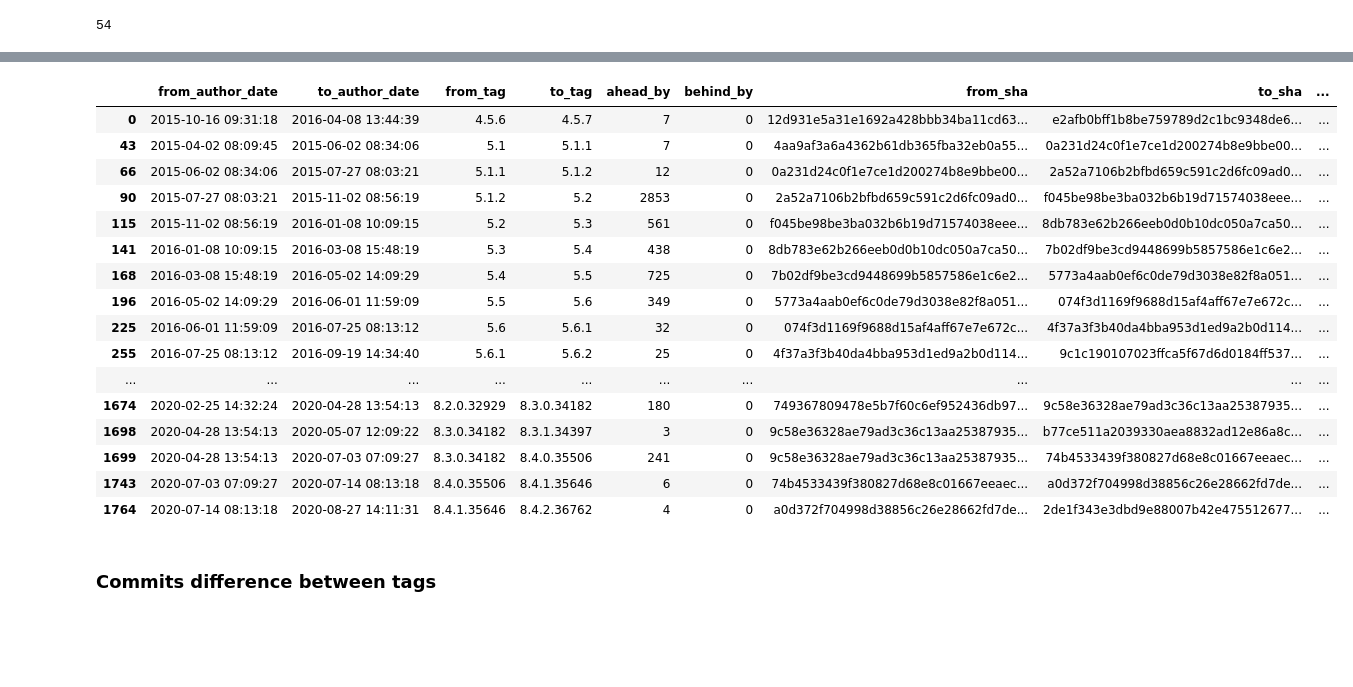
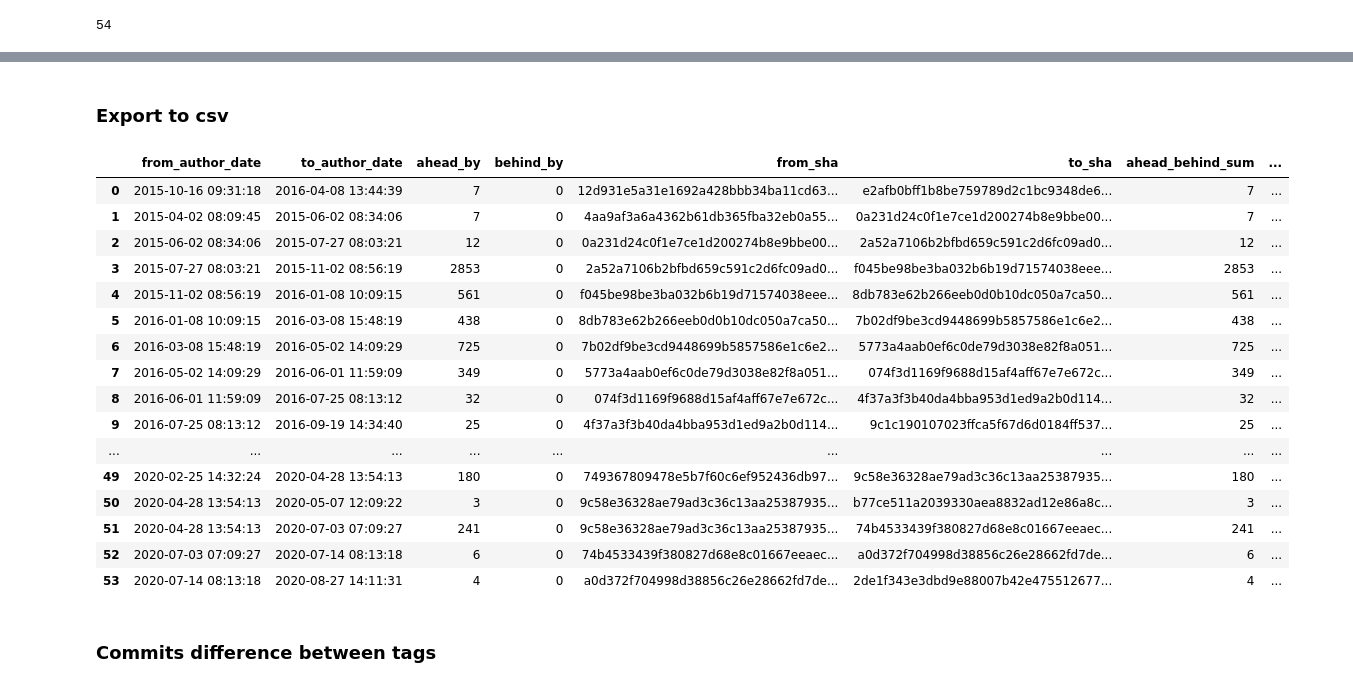
Before and after one commit to IncioMan/Continuous-Integration-metrics-for-post-release-bugs-prediction, a Jupyter notebook: notebooks/parser_and_validation/Tag_comparison_parser_no_rc_and_milestones.ipynb, the cells around one changed output, grey strips where cells are left out. Drawn from its saved outputs; the diff is of its cells as text; code cells hidden in the pictures; blank space fills up the shorter version.

```diff
--- a/notebooks/parser_and_validation/Tag_comparison_parser_no_rc_and_milestones.ipynb
+++ b/notebooks/parser_and_validation/Tag_comparison_parser_no_rc_and_milestones.ipynb
@@ -242,25 +278,27 @@ tags_final["diff_commit_days"] = tags_final.diff_commit_dates / np.timedelta64(1
+# %% [markdown]
+### Export to csv
 # %%
-tags_final.to_csv(f"{csv_folder}/tags_comparison_final_updated_no_rc_and_milestones.csv")
-tags_final = pd.read_csv(f"{csv_folder}/tags_comparison_final_updated.csv", index_col=0)
+#tags_final.to_csv(f"{csv_folder}/tags_comparison_final_updated_no_rc_and_milestones.csv")
+tags_final = pd.read_csv(f"{csv_folder}/tags_comparison_final_updated_no_rc_and_milestones.csv", index_col=0)
 tags_final
 # %% [output]
-|  | from_author_date | to_author_date | from_tag | to_tag | ahead_by | behind_by | from_sha | to_sha | ... |
-| 0 | 2015-10-16 09:31:18 | 2016-04-08 13:44:39 | 4.5.6 | 4.5.7 | 7 | 0 | 12d931e5a31e1692a428bbb34ba11cd63... | e2afb0bff1b8be759789d2c1bc9348de6... | ... |
-| 43 | 2015-04-02 08:09:45 | 2015-06-02 08:34:06 | 5.1 | 5.1.1 | 7 | 0 | 4aa9af3a6a4362b61db365fba32eb0a55... | 0a231d24c0f1e7ce1d200274b8e9bbe00... | ... |
-| 66 | 2015-06-02 08:34:06 | 2015-07-27 08:03:21 | 5.1.1 | 5.1.2 | 12 | 0 | 0a231d24c0f1e7ce1d200274b8e9bbe00... | 2a52a7106b2bfbd659c591c2d6fc09ad0... | ... |
-| 90 | 2015-07-27 08:03:21 | 2015-11-02 08:56:19 | 5.1.2 | 5.2 | 2853 | 0 | 2a52a7106b2bfbd659c591c2d6fc09ad0... | f045be98be3ba032b6b19d71574038eee... | ... |
-| 115 | 2015-11-02 08:56:19 | 2016-01-08 10:09:15 | 5.2 | 5.3 | 561 | 0 | f045be98be3ba032b6b19d71574038eee... | 8db783e62b266eeb0d0b10dc050a7ca50... | ... |
-| 141 | 2016-01-08 10:09:15 | 2016-03-08 15:48:19 | 5.3 | 5.4 | 438 | 0 | 8db783e62b266eeb0d0b10dc050a7ca50... | 7b02df9be3cd9448699b5857586e1c6e2... | ... |
-| 168 | 2016-03-08 15:48:19 | 2016-05-02 14:09:29 | 5.4 | 5.5 | 725 | 0 | 7b02df9be3cd9448699b5857586e1c6e2... | 5773a4aab0ef6c0de79d3038e82f8a051... | ... |
-| 196 | 2016-05-02 14:09:29 | 2016-06-01 11:59:09 | 5.5 | 5.6 | 349 | 0 | 5773a4aab0ef6c0de79d3038e82f8a051... | 074f3d1169f9688d15af4aff67e7e672c... | ... |
-| 225 | 2016-06-01 11:59:09 | 2016-07-25 08:13:12 | 5.6 | 5.6.1 | 32 | 0 | 074f3d1169f9688d15af4aff67e7e672c... | 4f37a3f3b40da4bba953d1ed9a2b0d114... | ... |
-| 255 | 2016-07-25 08:13:12 | 2016-09-19 14:34:40 | 5.6.1 | 5.6.2 | 25 | 0 | 4f37a3f3b40da4bba953d1ed9a2b0d114... | 9c1c190107023ffca5f67d6d0184ff537... | ... |
-| ... | ... | ... | ... | ... | ... | ... | ... | ... | ... |
-| 1674 | 2020-02-25 14:32:24 | 2020-04-28 13:54:13 | 8.2.0.32929 | 8.3.0.34182 | 180 | 0 | 749367809478e5b7f60c6ef952436db97... | 9c58e36328ae79ad3c36c13aa25387935... | ... |
-| 1698 | 2020-04-28 13:54:13 | 2020-05-07 12:09:22 | 8.3.0.34182 | 8.3.1.34397 | 3 | 0 | 9c58e36328ae79ad3c36c13aa25387935... | b77ce511a2039330aea8832ad12e86a8c... | ... |
-| 1699 | 2020-04-28 13:54:13 | 2020-07-03 07:09:27 | 8.3.0.34182 | 8.4.0.35506 | 241 | 0 | 9c58e36328ae79ad3c36c13aa25387935... | 74b4533439f380827d68e8c01667eeaec... | ... |
-| 1743 | 2020-07-03 07:09:27 | 2020-07-14 08:13:18 | 8.4.0.35506 | 8.4.1.35646 | 6 | 0 | 74b4533439f380827d68e8c01667eeaec... | a0d372f704998d38856c26e28662fd7de... | ... |
-| 1764 | 2020-07-14 08:13:18 | 2020-08-27 14:11:31 | 8.4.1.35646 | 8.4.2.36762 | 4 | 0 | a0d372f704998d38856c26e28662fd7de... | 2de1f343e3dbd9e88007b42e475512677... | ... |
+|  | from_author_date | to_author_date | ahead_by | behind_by | from_sha | to_sha | ahead_behind_sum | ... |
+| 0 | 2015-10-16 09:31:18 | 2016-04-08 13:44:39 | 7 | 0 | 12d931e5a31e1692a428bbb34ba11cd63... | e2afb0bff1b8be759789d2c1bc9348de6... | 7 | ... |
+| 1 | 2015-04-02 08:09:45 | 2015-06-02 08:34:06 | 7 | 0 | 4aa9af3a6a4362b61db365fba32eb0a55... | 0a231d24c0f1e7ce1d200274b8e9bbe00... | 7 | ... |
+| 2 | 2015-06-02 08:34:06 | 2015-07-27 08:03:21 | 12 | 0 | 0a231d24c0f1e7ce1d200274b8e9bbe00... | 2a52a7106b2bfbd659c591c2d6fc09ad0... | 12 | ... |
+| 3 | 2015-07-27 08:03:21 | 2015-11-02 08:56:19 | 2853 | 0 | 2a52a7106b2bfbd659c591c2d6fc09ad0... | f045be98be3ba032b6b19d71574038eee... | 2853 | ... |
+| 4 | 2015-11-02 08:56:19 | 2016-01-08 10:09:15 | 561 | 0 | f045be98be3ba032b6b19d71574038eee... | 8db783e62b266eeb0d0b10dc050a7ca50... | 561 | ... |
+| 5 | 2016-01-08 10:09:15 | 2016-03-08 15:48:19 | 438 | 0 | 8db783e62b266eeb0d0b10dc050a7ca50... | 7b02df9be3cd9448699b5857586e1c6e2... | 438 | ... |
+| 6 | 2016-03-08 15:48:19 | 2016-05-02 14:09:29 | 725 | 0 | 7b02df9be3cd9448699b5857586e1c6e2... | 5773a4aab0ef6c0de79d3038e82f8a051... | 725 | ... |
+| 7 | 2016-05-02 14:09:29 | 2016-06-01 11:59:09 | 349 | 0 | 5773a4aab0ef6c0de79d3038e82f8a051... | 074f3d1169f9688d15af4aff67e7e672c... | 349 | ... |
+| 8 | 2016-06-01 11:59:09 | 2016-07-25 08:13:12 | 32 | 0 | 074f3d1169f9688d15af4aff67e7e672c... | 4f37a3f3b40da4bba953d1ed9a2b0d114... | 32 | ... |
+| 9 | 2016-07-25 08:13:12 | 2016-09-19 14:34:40 | 25 | 0 | 4f37a3f3b40da4bba953d1ed9a2b0d114... | 9c1c190107023ffca5f67d6d0184ff537... | 25 | ... |
+| ... | ... | ... | ... | ... | ... | ... | ... | ... |
+| 49 | 2020-02-25 14:32:24 | 2020-04-28 13:54:13 | 180 | 0 | 749367809478e5b7f60c6ef952436db97... | 9c58e36328ae79ad3c36c13aa25387935... | 180 | ... |
+| 50 | 2020-04-28 13:54:13 | 2020-05-07 12:09:22 | 3 | 0 | 9c58e36328ae79ad3c36c13aa25387935... | b77ce511a2039330aea8832ad12e86a8c... | 3 | ... |
+| 51 | 2020-04-28 13:54:13 | 2020-07-03 07:09:27 | 241 | 0 | 9c58e36328ae79ad3c36c13aa25387935... | 74b4533439f380827d68e8c01667eeaec... | 241 | ... |
+| 52 | 2020-07-03 07:09:27 | 2020-07-14 08:13:18 | 6 | 0 | 74b4533439f380827d68e8c01667eeaec... | a0d372f704998d38856c26e28662fd7de... | 6 | ... |
+| 53 | 2020-07-14 08:13:18 | 2020-08-27 14:11:31 | 4 | 0 | a0d372f704998d38856c26e28662fd7de... | 2de1f343e3dbd9e88007b42e475512677... | 4 | ... |
 # %% [markdown]
 ### Commits difference between tags
 # %%
```
Also changed, not shown: parts of 3 cells of this notebook, 5 other files.
